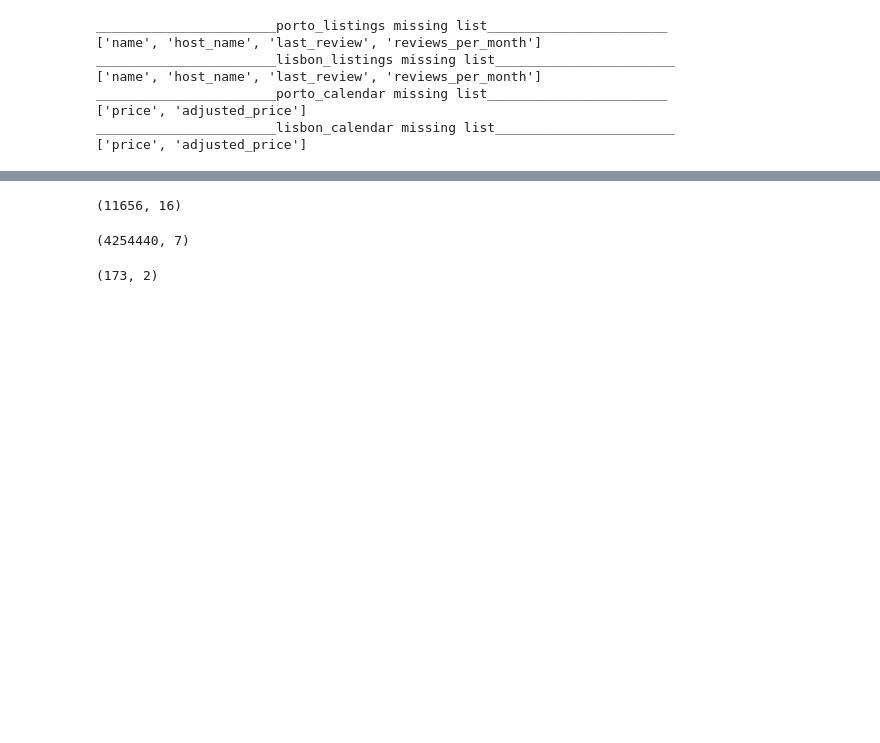
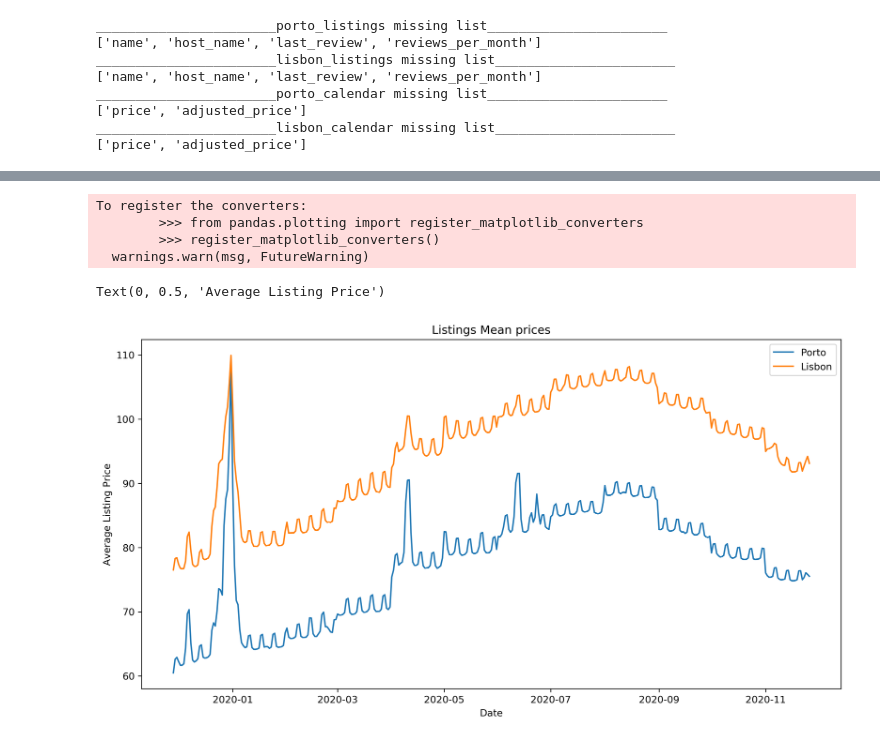
Before and after one commit to sousablde/Airbnb-A-tale-of-2-cities, a Jupyter notebook: Airbnb - a tale of 2 cities.ipynb, the cells around one changed output, grey strips where cells are left out. Saved outputs shown, nothing was run; the diff lists cells and outputs as text; code cells hidden in the pictures; blank space fills up the shorter version.

```diff
--- a/Airbnb - a tale of 2 cities.ipynb
+++ b/Airbnb - a tale of 2 cities.ipynb
@@ -481,12 +446,22 @@ porto_calendar.head()
-# %%
-porto_listings.shape
-# %% [output]
-(11656, 16)
-# %%
-porto_calendar.shape
-# %% [output]
-(4254440, 7)
-# %%
-porto_neighbourhoods.shape
-# %% [output]
-(173, 2)
+# %%
+#determining the mean values of the listings
+mean_price_porto = porto_calendar_m.groupby('date').mean()
+mean_price_lisbon = lisbon_calendar_m.groupby('date').mean()
+# %%
+fig = plt.figure(figsize=(10,5),dpi=300)
+ax = fig.add_axes([0,0,1,1])
+
+ax.plot(mean_price_porto['price'], label = 'Porto')
+ax.plot(mean_price_lisbon['price'], label = 'Lisbon')
+
+ax.set_title('Listings Mean prices')
+ax.legend()
+ax.set_xlabel('Date')
+ax.set_ylabel('Average Listing Price')
+# %% [output]
+To register the converters:
+        >>> from pandas.plotting import register_matplotlib_converters
+        >>> register_matplotlib_converters()
+  warnings.warn(msg, FutureWarning)
+Text(0, 0.5, 'Average Listing Price')
+[figure, added]
```
Also changed, not shown: parts of 27 cells of this notebook.
